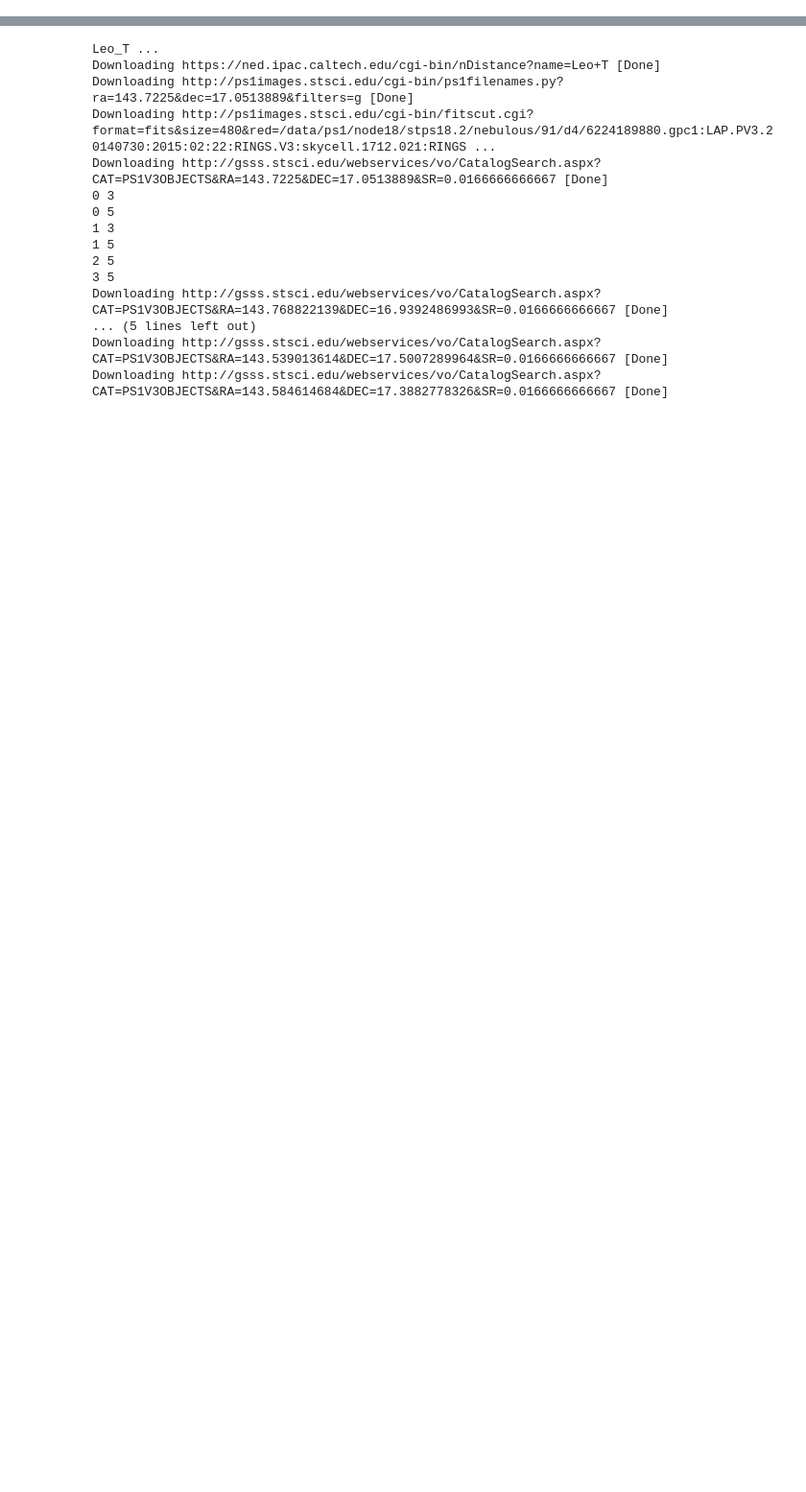
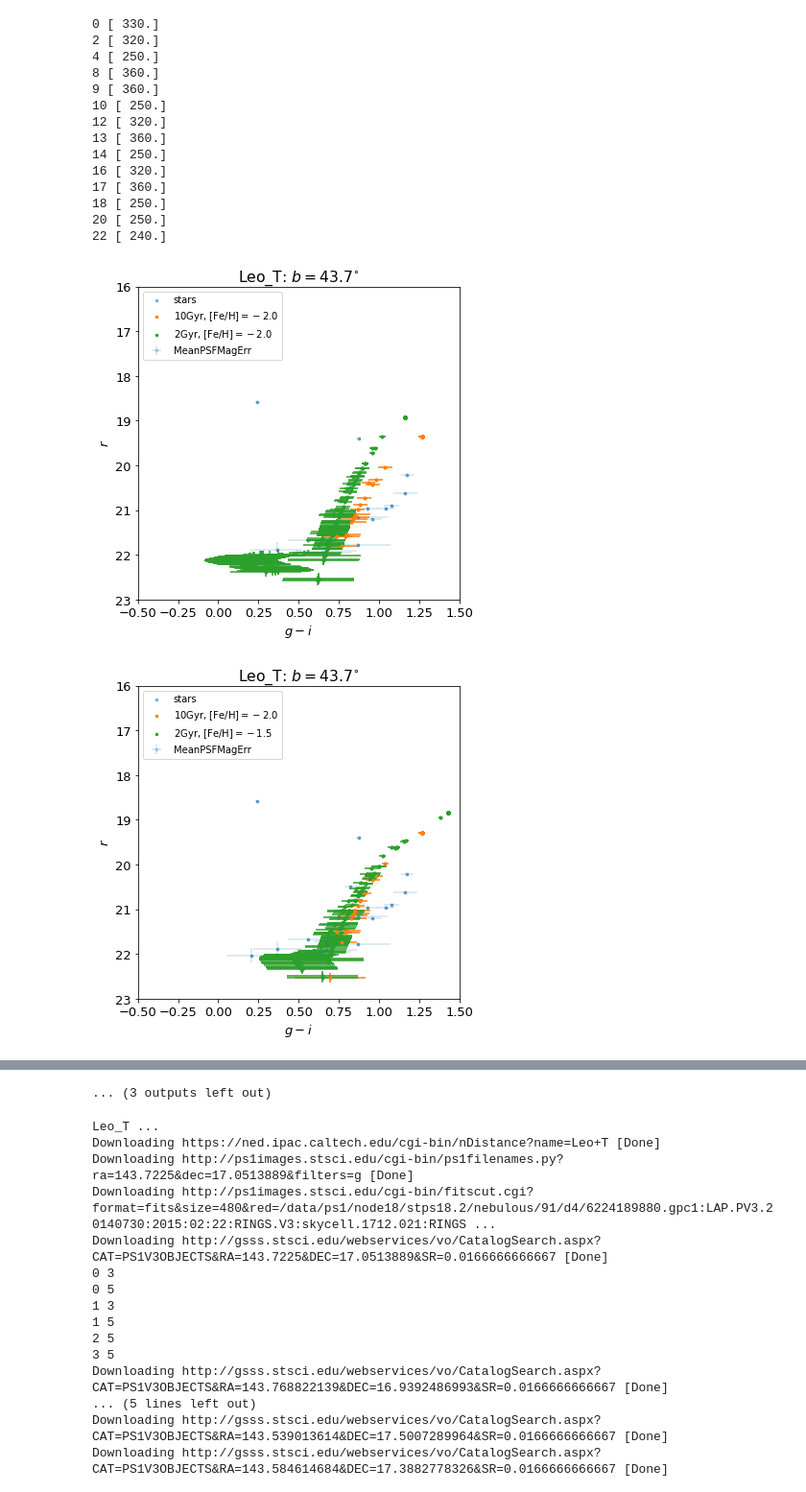
Before and after one commit to ddefelip/galfahi, a Jupyter notebook: isochrone_fitting.ipynb, the cells around one changed output, grey strips where cells are left out. Shown at 96% size. Saved outputs shown, nothing was run; the diff lists cells and outputs as text; code cells hidden in the pictures; blank space fills up the shorter version.

Commit message:
upped number of drawn stars

```diff
--- a/isochrone_fitting.ipynb
+++ b/isochrone_fitting.ipynb
@@ -29,7 +29,7 @@ mag='r'
 phototype = 'MeanPSFMag'
 errortype = 'MeanPSFMagErr'
 num_stellar_pops = 2
-num_stars_in_pop = 20000
+num_stars_in_pop = 200000
 num_population_draws = 10
 stages = range(1,9)
 #################################
@@ -488,7 +488,7 @@ for i in range(len(names)):
         set_population_errors(interpolated_vars1,big_star_tab)
         set_population_detection(interpolated_vars1,big_star_tab)
         detected_population1 = interpolated_vars1[interpolated_vars1['detected']]
-        isoch2 = load_isochrone(name=old_isochrones[bestisoc2],stages=stages)
+        isoch2 = load_isochrone(name=young_isochrones[bestisoc2],stages=stages)
         interpolated_vars2 = interpolate_params(isoch2,population2)
         set_population_distance(interpolated_vars2,distance[bestdist],mag=mag)
         set_population_errors(interpolated_vars2,big_star_tab)
@@ -622,14 +624,87 @@ Downloading http://gsss.stsci.edu/webservices/vo/CatalogSearch.aspx?CAT=PS1V3OBJ
 # %%
 for k in range(24):
     #pl.fill_between(distance/1000,aveclosestars_object[i]-stdclosestars_object[i],
     #                aveclosestars_object[i]+stdclosestars_object[i],
     #                alpha=0.5)
     pl.plot(distance/1000,aveclosestars_object[k],linewidth=0.5)
 pl.xlabel('Distance [kpc]')
 pl.ylabel('Overlapping population fraction')
 pl.axvline(x=ned_dist,linestyle='dotted',color='red',label=str(ned_dist)+' kpc (NED)')
 pl.title(names[0])
 pl.legend()
 pl.gcf().subplots_adjust(left=0.15,bottom=0.15)
 pl.savefig(path+names[i]+'_fitresults.pdf')
 pl.close()
+
+for k in range(24):
+    bestdist = np.where(aveclosestars_object[k]==np.max(aveclosestars_object[k]))[0]
+    if distance[bestdist]/1000 <400 and distance[bestdist]/1000 < 600:
+        print(k,distance[bestdist]/1000)
+        leotdist = 412*1000
+        bestisoc1 = isocinds[k][0]
+        bestisoc2 = isocinds[k][1]
+        isoch1 = load_isochrone(name=old_isochrones[bestisoc1],stages=stages)
+        interpolated_vars1 = interpolate_params(isoch1,population1)
+        set_population_distance(interpolated_vars1,distance[bestdist],mag=mag)
+        set_population_errors(interpolated_vars1,big_star_tab)
+        set_population_detection(interpolated_vars1,big_star_tab)
+        detected_population1 = interpolated_vars1[interpolated_vars1['detected']]
+        isoch2 = load_isochrone(name=young_isochrones[bestisoc2],stages=stages)
+        interpolated_vars2 = interpolate_params(isoch2,population2)
+        set_population_distance(interpolated_vars2,distance[bestdist],mag=mag)
+        set_population_errors(interpolated_vars2,big_star_tab)
+        set_population_detection(interpolated_vars2,big_star_tab)
+        detected_population2 = interpolated_vars2[interpolated_vars2['detected']]
+
+        pl.figure(figsize=(6,6))
+        pl.scatter(star_tab[cname0+'0']-star_tab[cname1+'0'],
+                star_tab[mname+'0'],s=25,alpha=0.5,marker='.',label='stars')
+        pl.errorbar(star_tab[cname0+'0']-star_tab[cname1+'0'],star_tab[mname+'0'],
+                 xerr=np.sqrt(star_tab[cerr0]**2+star_tab[cerr1]**2),
+                 yerr=star_tab[merr],alpha=0.2,fmt='.',label=errortype)
+        pl.xlim(-0.5,1.5)
+    #ax1.set_xticks(np.arange(-0.5,2,0.5))
+        pl.ylim(16,23)
+        pl.yticks(np.arange(16,24))
+    #ax1.set_xlabel(r'$g-i$')
+        pl.ylabel(r'$r$')
+        pl.xlabel(r'$g-i$')
+        pl.gca().invert_yaxis()
+
+    #if
+        pl.scatter(detected_population1[col[0]]-detected_population1[col[1]],
+                    detected_population1[mag+'_new'],s=25,alpha=1,marker='.',
+                    label=old_isocnames[bestisoc1])
+        pl.errorbar(detected_population1[col[0]]-detected_population1[col[1]],
+                     detected_population1[mag+'_new'],
+                     xerr=np.sqrt(detected_population1[col[0]+'_err']**2+\
+                                  detected_population1[col[1]+'_err']**2),
+                     yerr=detected_population1[mag+'_err'],alpha=1,fmt='.',label='')
+        pl.scatter(detected_population2[col[0]]-detected_population2[col[1]],
+                    detected_population2[mag+'_new'],s=25,alpha=1,marker='.',
+                    label=young_isocnames[bestisoc2])
+        pl.errorbar(detected_population2[col[0]]-detected_population2[col[1]],
+                     detected_population2[mag+'_new'],
+                     xerr=np.sqrt(detected_population2[col[0]+'_err']**2+\
+                                  detected_population2[col[1]+'_err']**2),
+                     yerr=detected_population2[mag+'_err'],alpha=1,fmt='.',label='')
+        pl.legend(loc='upper left',fontsize=10)
+        pl.title(names[i]+r': $b=$'+str(np.round(gal_lat.deg,1))+r'$^{\circ}$')
+        pl.savefig(path+names[i]+'_CMD_'+str(k)+'.pdf')
+# %% [output]
+0 [ 330.]
+2 [ 320.]
+4 [ 250.]
+8 [ 360.]
+9 [ 360.]
+10 [ 250.]
+12 [ 320.]
+13 [ 360.]
+14 [ 250.]
+16 [ 320.]
+17 [ 360.]
+18 [ 250.]
+20 [ 250.]
+22 [ 240.]
+[figure, added]
+[figure, added]
@@ -636,3 +720,4 @@ pl.close()
+... (3 outputs left out)
 # %%
 ## Do population fit for desired sources ##
 
```
Also changed, not shown: parts of 2 cells of this notebook, 3 other files.
